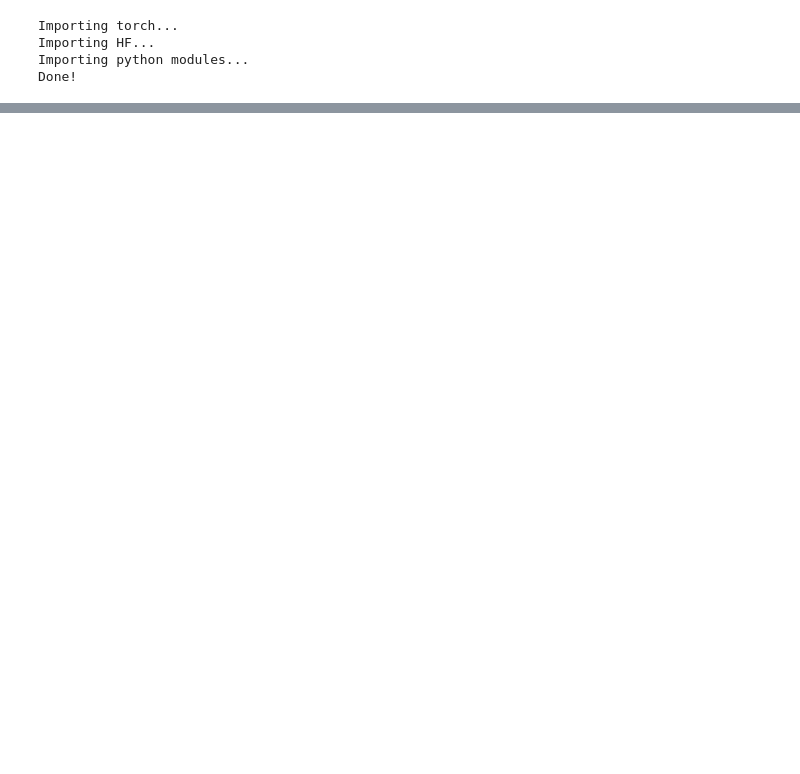
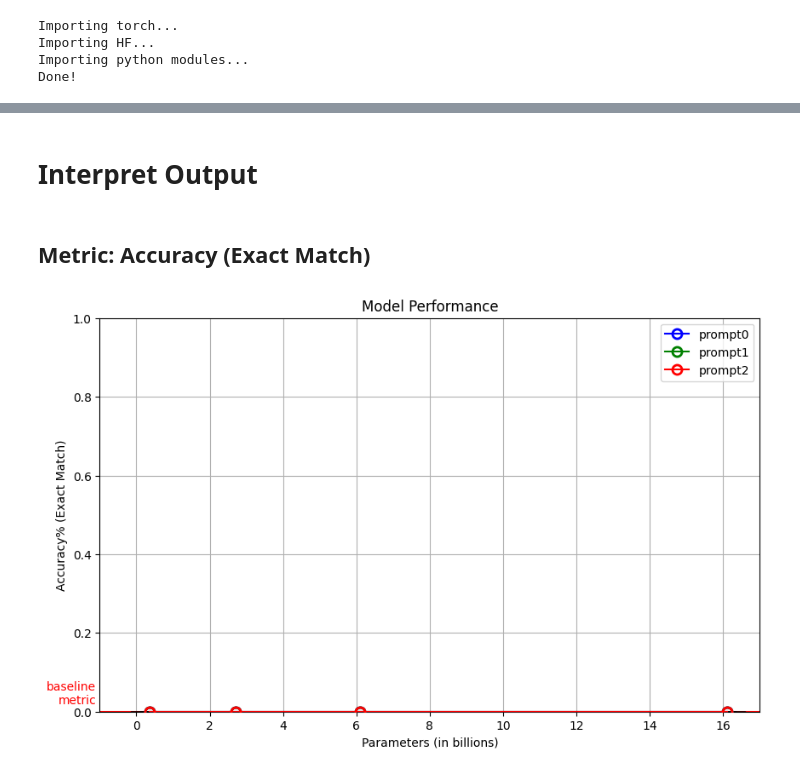
Before and after one commit to WM-SEMERU/emergent-capabilities, a Jupyter notebook: code2code-trans.ipynb, the cells around one changed output, grey strips where cells are left out. Drawn from its saved outputs; the diff is of its cells as text; code cells hidden in the pictures; blank space fills up the shorter version.

Commit message:
add code trans, refactor code pipeline

```diff
--- a/code2code-trans.ipynb
+++ b/code2code-trans.ipynb
@@ -20,11 +3,20 @@ PROMPT = PROMPTS[PROMPT_INDEX]
+# %%
+import os
+from run_battery import BatteryRunner
+
+runner = BatteryRunner(
+    case_count=95,
+    meta_count=None,
+    task="code2code-trans",
+    prompts=[
+        "// original code.java\n{prompt}\n// code.cs version of code.java\n",
+        "// code.java\n{prompt}\n// code.cs\n",
+        "// This code is written in Java. Reproduce the same exact code in C#.\n{prompt}"
+    ],
+    battery_path="./data/CodeXGLUE/Code-Code/code-to-code-trans/data",
+    questions_file="test.java-cs.txt.java",
+    truth_file="test.java-cs.txt.cs",
+)
 # %%
-os.makedirs(OUTPUT_DIR, exist_ok=True)
-BATTERY = []
-with open(BATTERY_SRC, "r") as battery:
-    BATTERY = [
-        line.strip()
-        for line
-        in battery.readlines()[:CASE_COUNT]
-    ]
-print(f"Loaded {len(BATTERY)} cases!")
+runner.load_cases()
 # %% [output]
@@ -51,13 +43,8 @@ Importing HF...
 Importing python modules...
 Done!
 # %%
-Model.test_battery(
-    family=ModelFamily.CodeGen1.multi,
-    family_name="codegen1-multi",
-    battery=BATTERY,
-    prompt=PROMPT,
-    meta_count=META_COUNT,
-    output_dir=OUTPUT_DIR,
+runner.run_battery(
+    family=ModelFamily.CodeGen1.multi
 )
 # %% [output]
 [interactive output not drawn]
@@ -107,0 +75,2 @@ Opening ./output/code2code-trans/prompt0/codegen1-multi-6B.output...
+# %% [markdown]
+# Interpret Output
@@ -107,0 +80,6 @@ Opening ./output/code2code-trans/prompt0/codegen1-multi-6B.output...
+# %% [markdown]
+## Metric: Accuracy (Exact Match)
+# %%
+runner.render_metric(metric.ExactMatch)
+# %% [output]
+[figure, added]
```
Also changed, not shown: parts of 8 cells of this notebook, 18 other files.
